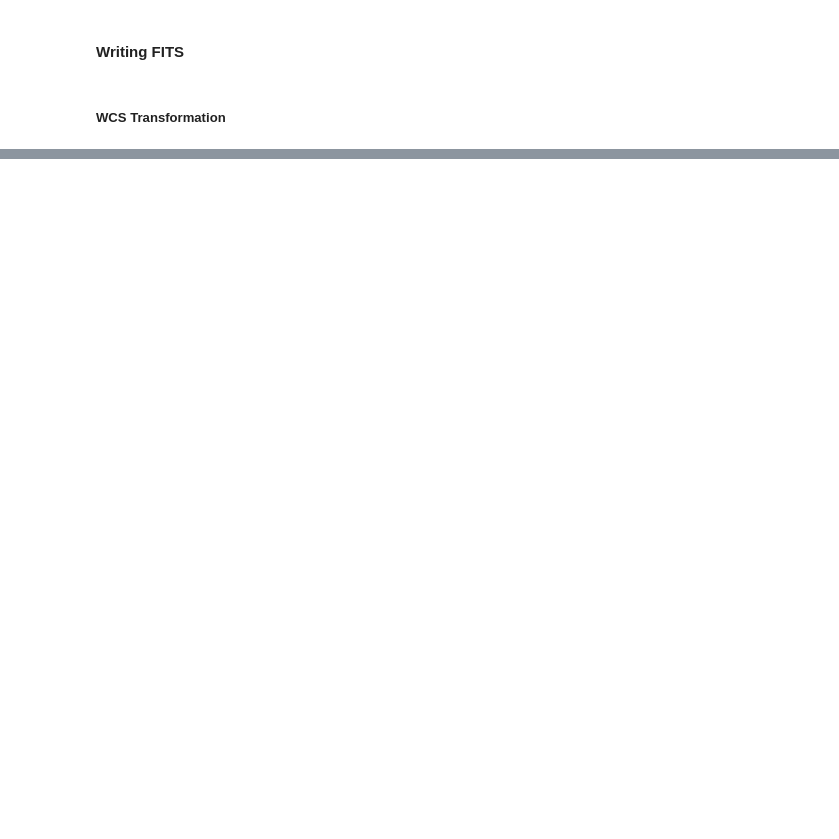
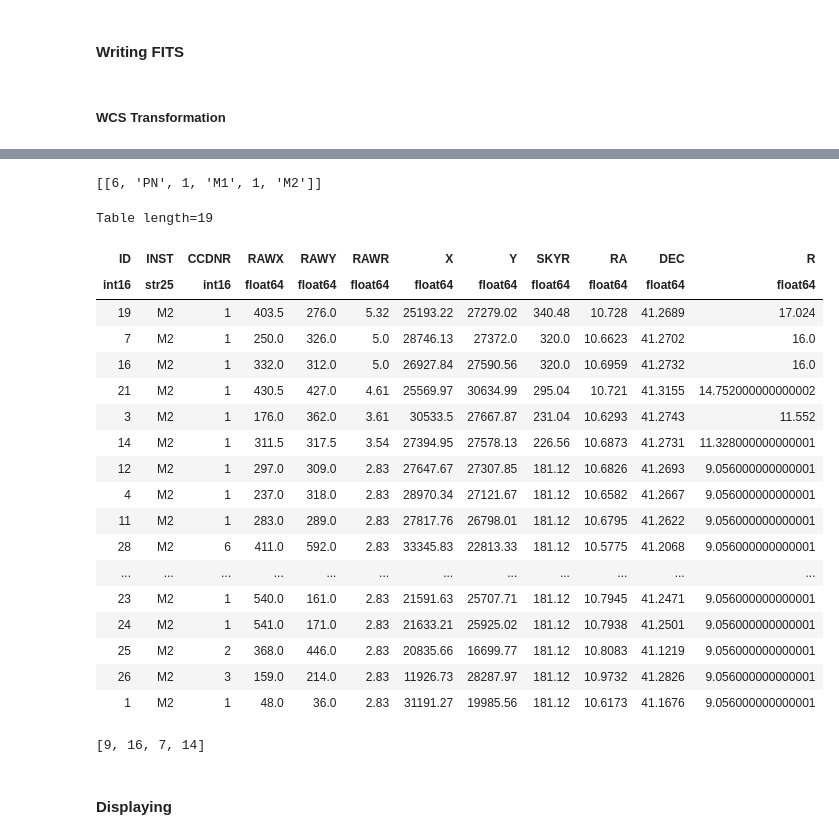
Before and after one commit to FlorentXIFU/EXOD, a Jupyter notebook: scripts/detectorMOS.ipynb, the cells around one changed output, grey strips where cells are left out. Saved outputs shown, nothing was run; the diff lists cells and outputs as text; code cells hidden in the pictures; blank space fills up the shorter version.

```diff
--- a/scripts/detectorMOS.ipynb
+++ b/scripts/detectorMOS.ipynb
@@ -72,15 +74,15 @@ ccdnb = 7
 # %% [raw]
 M2
 # %%
-path = '/home/monrillo/data/0693760101/'
+path = '/home/monrillo/data/0505720201/'
 evts = path + 'M2_clean.fits'
 img  = path + 'M2_image.fits'
 gti  = path + 'M2_gti.fits'
-out  = path + '8_500_5_1.0_M2'
-obs  = '0693760101'
+out  = path + '8_300_5_1.0_M2/'
+obs  = '0505720201'
 bs   = 5
 dl   = 8
-tw   = 500
+tw   = 300
 gtr  = 1.0
 mta  = 8
 inst = 'M2'
@@ -462,0 +345,7 @@ the RADECSYS keyword is deprecated, use RADESYSa. [astropy.wcs.wcs]
+# %%
+if inst == 'PN':
+    src_PN = Table(src)
+elif inst == 'M1':
+    src_M1 = Table(src)
+elif inst == 'M2':
+    src_M2 = Table(src)
@@ -462,0 +383,4 @@ the RADECSYS keyword is deprecated, use RADESYSa. [astropy.wcs.wcs]
+# %%
+src_triple
+# %% [output]
+[[6, 'PN', 1, 'M1', 1, 'M2']]
@@ -462,0 +389,22 @@ the RADECSYS keyword is deprecated, use RADESYSa. [astropy.wcs.wcs]
+# %%
+src_M2
+# %% [output]
+Table length=19
+| ID | INST | CCDNR | RAWX | RAWY | RAWR | X | Y | SKYR | RA | DEC | R |
+| int16 | str25 | int16 | float64 | float64 | float64 | float64 | float64 | float64 | float64 | float64 | float64 |
+| 19 | M2 | 1 | 403.5 | 276.0 | 5.32 | 25193.22 | 27279.02 | 340.48 | 10.728 | 41.2689 | 17.024 |
+| 7 | M2 | 1 | 250.0 | 326.0 | 5.0 | 28746.13 | 27372.0 | 320.0 | 10.6623 | 41.2702 | 16.0 |
+| 16 | M2 | 1 | 332.0 | 312.0 | 5.0 | 26927.84 | 27590.56 | 320.0 | 10.6959 | 41.2732 | 16.0 |
+| 21 | M2 | 1 | 430.5 | 427.0 | 4.61 | 25569.97 | 30634.99 | 295.04 | 10.721 | 41.3155 | 14.752000000000002 |
+| 3 | M2 | 1 | 176.0 | 362.0 | 3.61 | 30533.5 | 27667.87 | 231.04 | 10.6293 | 41.2743 | 11.552 |
+| 14 | M2 | 1 | 311.5 | 317.5 | 3.54 | 27394.95 | 27578.13 | 226.56 | 10.6873 | 41.2731 | 11.328000000000001 |
+| 12 | M2 | 1 | 297.0 | 309.0 | 2.83 | 27647.67 | 27307.85 | 181.12 | 10.6826 | 41.2693 | 9.056000000000001 |
+| 4 | M2 | 1 | 237.0 | 318.0 | 2.83 | 28970.34 | 27121.67 | 181.12 | 10.6582 | 41.2667 | 9.056000000000001 |
+| 11 | M2 | 1 | 283.0 | 289.0 | 2.83 | 27817.76 | 26798.01 | 181.12 | 10.6795 | 41.2622 | 9.056000000000001 |
+| 28 | M2 | 6 | 411.0 | 592.0 | 2.83 | 33345.83 | 22813.33 | 181.12 | 10.5775 | 41.2068 | 9.056000000000001 |
+| ... | ... | ... | ... | ... | ... | ... | ... | ... | ... | ... | ... |
+| 23 | M2 | 1 | 540.0 | 161.0 | 2.83 | 21591.63 | 25707.71 | 181.12 | 10.7945 | 41.2471 | 9.056000000000001 |
+| 24 | M2 | 1 | 541.0 | 171.0 | 2.83 | 21633.21 | 25925.02 | 181.12 | 10.7938 | 41.2501 | 9.056000000000001 |
+| 25 | M2 | 2 | 368.0 | 446.0 | 2.83 | 20835.66 | 16699.77 | 181.12 | 10.8083 | 41.1219 | 9.056000000000001 |
+| 26 | M2 | 3 | 159.0 | 214.0 | 2.83 | 11926.73 | 28287.97 | 181.12 | 10.9732 | 41.2826 | 9.056000000000001 |
+| 1 | M2 | 1 | 48.0 | 36.0 | 2.83 | 31191.27 | 19985.56 | 181.12 | 10.6173 | 41.1676 | 9.056000000000001 |
@@ -462,0 +424,4 @@ the RADECSYS keyword is deprecated, use RADESYSa. [astropy.wcs.wcs]
+# %%
+essai
+# %% [output]
+[9, 16, 7, 14]
@@ -463,3 +430,5 @@ the RADECSYS keyword is deprecated, use RADESYSa. [astropy.wcs.wcs]
+# %% [markdown]
+#### Displaying
 # %%
 maximum_value = max([max(tmp) for tmp in data])
 # %%
```
Also changed, not shown: parts of 60 cells of this notebook, 8 other files.
